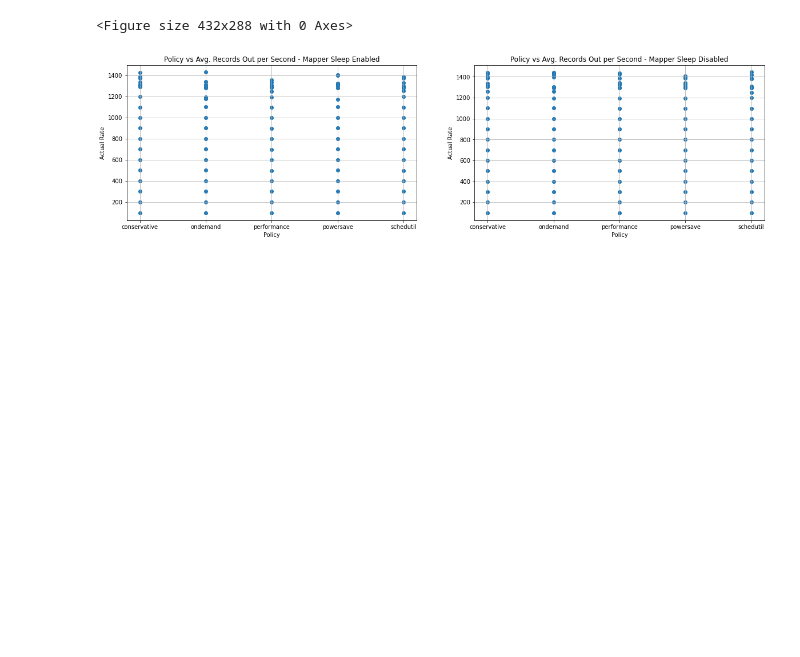
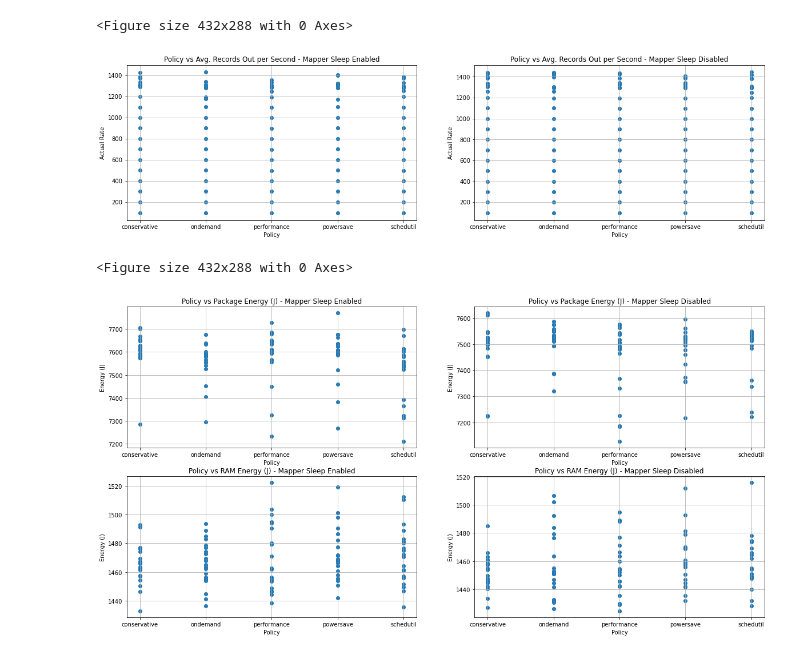
Before and after one commit to EEStrmCmptng/experiment-scripts, a Jupyter notebook: jg/cstate-experiments/cstate-flink/cstate_flink.ipynb, the cells around one changed output. Drawn from its saved outputs; the diff is of its cells as text; code cells hidden in the pictures; blank space fills up the shorter version.

Commit message:
added policy vs energy plots

```diff
--- a/jg/cstate-experiments/cstate-flink/cstate_flink.ipynb
+++ b/jg/cstate-experiments/cstate-flink/cstate_flink.ipynb
@@ -97,3 +97,36 @@ plt.show()
 # %% [output]
 <Figure size 432x288 with 0 Axes>
 [figure]
+# %%
+plt.figure()
+
+fig, plots = plt.subplots(2, 2, figsize=(20, 10))
+
+plots[0][0].scatter(dfEnabled['POLICY'], dfEnabled['PKG_ENERGY'])
+plots[0][0].set_xlabel("Policy")
+plots[0][0].set_ylabel("Energy (J)")
+plots[0][0].set_title("Policy vs Package Energy (J) - Mapper Sleep Enabled")
+plots[0][0].grid(True)
+
+plots[0][1].scatter(dfDisabled['POLICY'], dfDisabled['PKG_ENERGY'])
+plots[0][1].set_xlabel("Policy")
+plots[0][1].set_ylabel("Energy (J)")
+plots[0][1].set_title("Policy vs Package Energy (J) - Mapper Sleep Disabled")
+plots[0][1].grid(True)
+
+plots[1][0].scatter(dfEnabled['POLICY'], dfEnabled['RAM_ENERGY'])
+plots[1][0].set_xlabel("Policy")
+plots[1][0].set_ylabel("Energy (J)")
+plots[1][0].set_title("Policy vs RAM Energy (J) - Mapper Sleep Enabled")
+plots[1][0].grid(True)
+
+plots[1][1].scatter(dfDisabled['POLICY'], dfDisabled['RAM_ENERGY'])
+plots[1][1].set_xlabel("Policy")
+plots[1][1].set_ylabel("Energy (J)")
+plots[1][1].set_title("Policy vs RAM Energy (J) - Mapper Sleep Disabled")
+plots[1][1].grid(True)
+
+plt.show()
+# %% [output]
+<Figure size 432x288 with 0 Axes>
+[figure, added]
```
